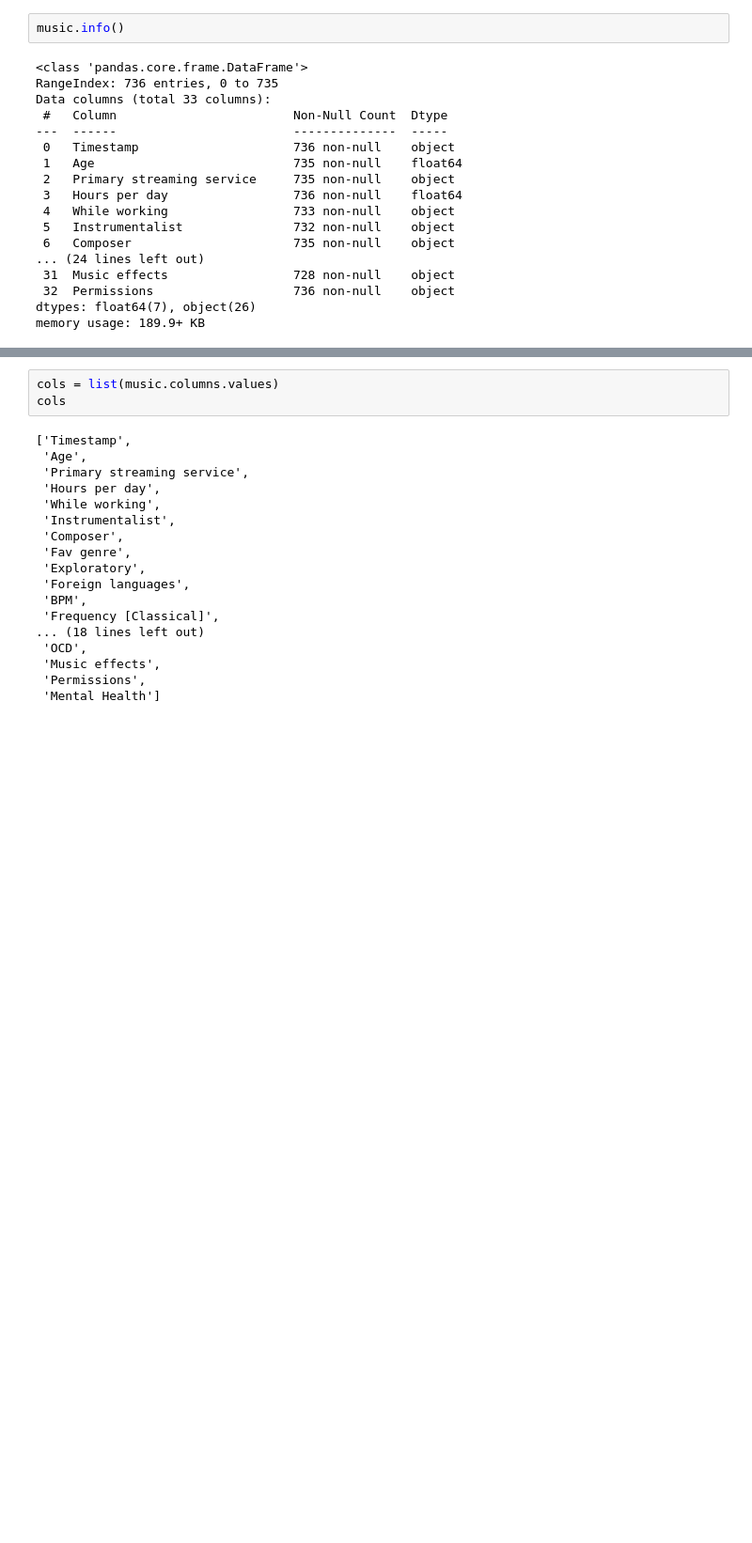
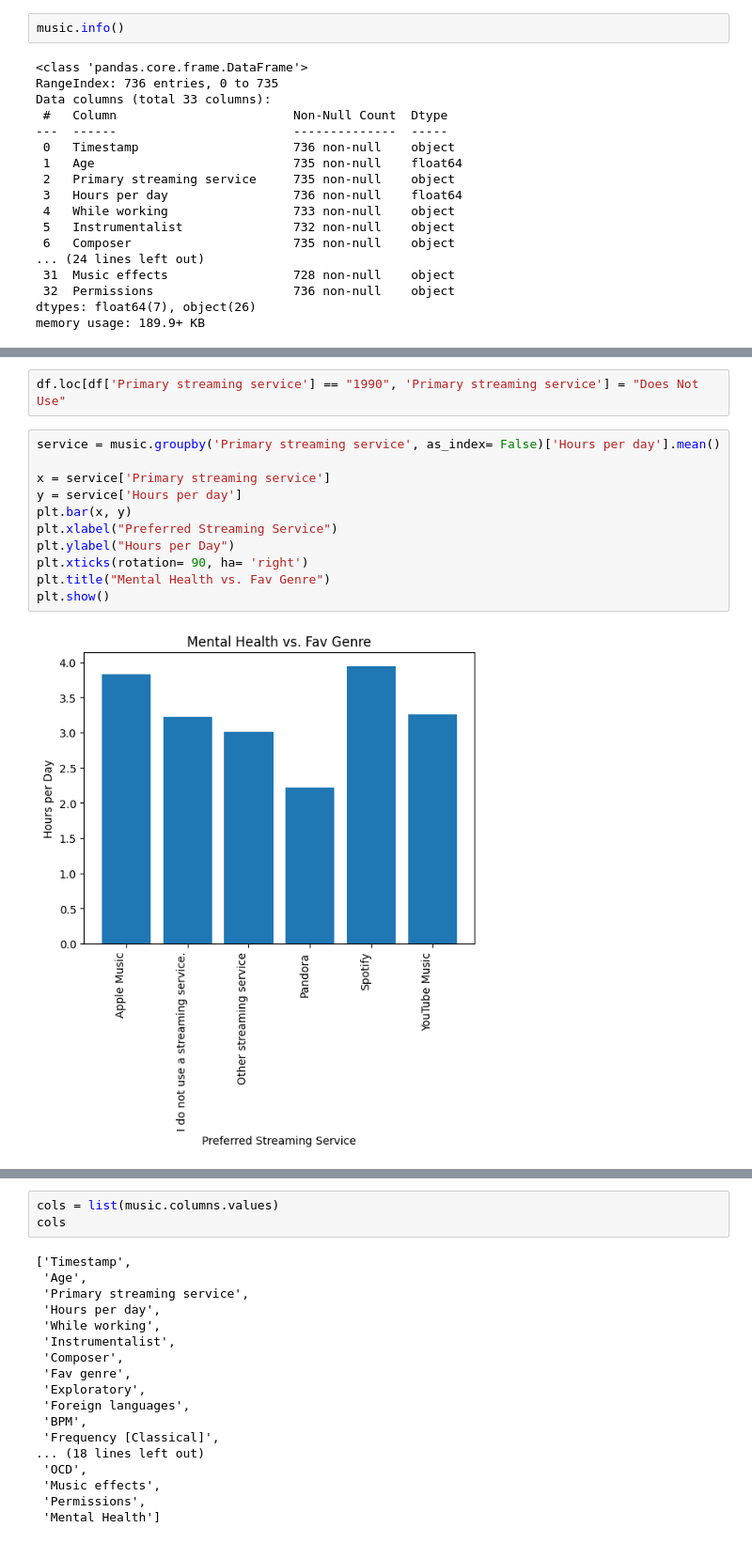
Before and after one commit to pkarey/project-1, a Jupyter notebook: working_code.ipynb, the cells around one changed output, grey strips where cells are left out. Shown at 94% size. Saved outputs shown, nothing was run; the diff lists cells and outputs as text; blank space fills up the shorter version.

```diff
--- a/working_code.ipynb
+++ b/working_code.ipynb
@@ -52,0 +70,15 @@ music.head()
+# %%
+df.loc[df['Primary streaming service'] == "1990", 'Primary streaming service'] = "Does Not Use"
+# %%
+service = music.groupby('Primary streaming service', as_index= False)['Hours per day'].mean()
+
+x = service['Primary streaming service']
+y = service['Hours per day']
+plt.bar(x, y)
+plt.xlabel("Preferred Streaming Service")
+plt.ylabel("Hours per Day")
+plt.xticks(rotation= 90, ha= 'right')
+plt.title("Mental Health vs. Fav Genre")
+plt.show()
+# %% [output]
+[figure, added]
```
Also changed, not shown: parts of 11 cells of this notebook.
